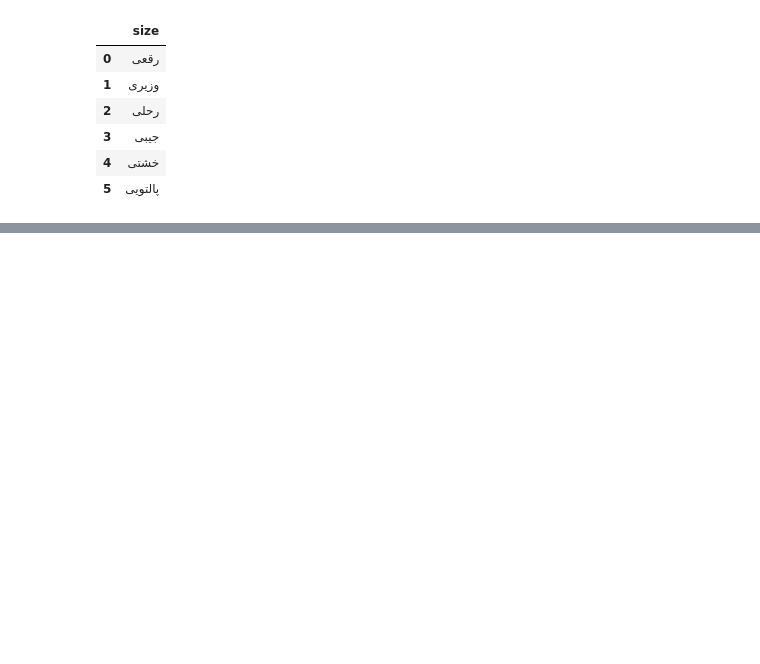
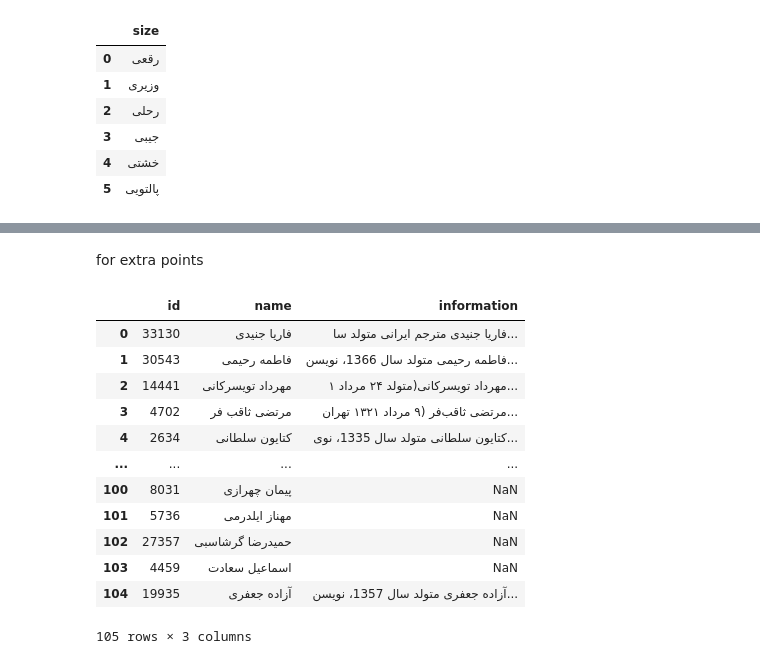
Before and after one commit to sinaaasghari/Booktopia, a Jupyter notebook: scrap.ipynb, the cells around one changed output, grey strips where cells are left out. Saved outputs shown, nothing was run; the diff lists cells and outputs as text; code cells hidden in the pictures; blank space fills up the shorter version.

Commit message:
added information for writer and translator

```diff
--- a/scrap.ipynb
+++ b/scrap.ipynb
@@ -737,0 +756,37 @@ table_of_award
+# %% [markdown]
+for extra points
+# %%
+def get_person_info(soup):
+    info=''
+    try:
+       info= soup.select('h5')[0].text.strip()
+    except:
+        info=None
+    return info
+# %%
+translator_df=pd.read_csv('./translator_page.csv')
+translator_url=translator_df['link'].to_list()
+translators_info=[]
+for i in range(len(translator_url)):
+    soup=get_soup('https://www.iranketab.ir'+translator_url[i])
+    t_info=get_person_info(soup)
+    translators_info.append(t_info)
+translator_df['information']=translators_info
+translator_df.drop(columns=['link'],inplace=True)
+translator_df.to_csv('./translator_page.csv',index=False,encoding='utf-8')
+# %%
+translator_df
+# %% [output]
+|  | id | name | information |
+| 0 | 33130 | فاریا جنیدی | فاریا جنیدی مترجم ایرانی متولد سا... |
+| 1 | 30543 | فاطمه رحیمی | فاطمه رحیمی متولد سال 1366، نویسن... |
+| 2 | 14441 | مهرداد تویسرکانی | مهرداد تویسرکانی(متولد ۲۴ مرداد ۱... |
+| 3 | 4702 | مرتضی ثاقب فر | مرتضی ثاقب‌فر (۹ مرداد ۱۳۲۱ تهران... |
+| 4 | 2634 | کتایون سلطانی | کتایون سلطانی متولد سال 1335، نوی... |
+| ... | ... | ... | ... |
+| 100 | 8031 | پیمان چهرازی | NaN |
+| 101 | 5736 | مهناز ایلدرمی | NaN |
+| 102 | 27357 | حمیدرضا گرشاسبی | NaN |
+| 103 | 4459 | اسماعیل سعادت | NaN |
+| 104 | 19935 | آزاده جعفری | آزاده جعفری متولد سال 1357، نویسن... |
+105 rows × 3 columns
```
Also changed, not shown: parts of 20 cells of this notebook, 13 other files.
